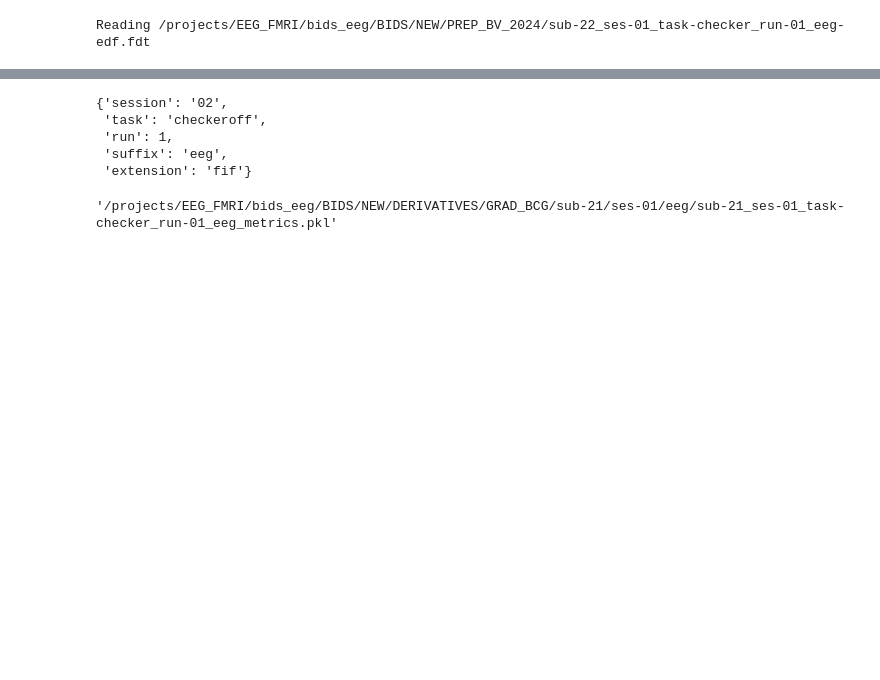
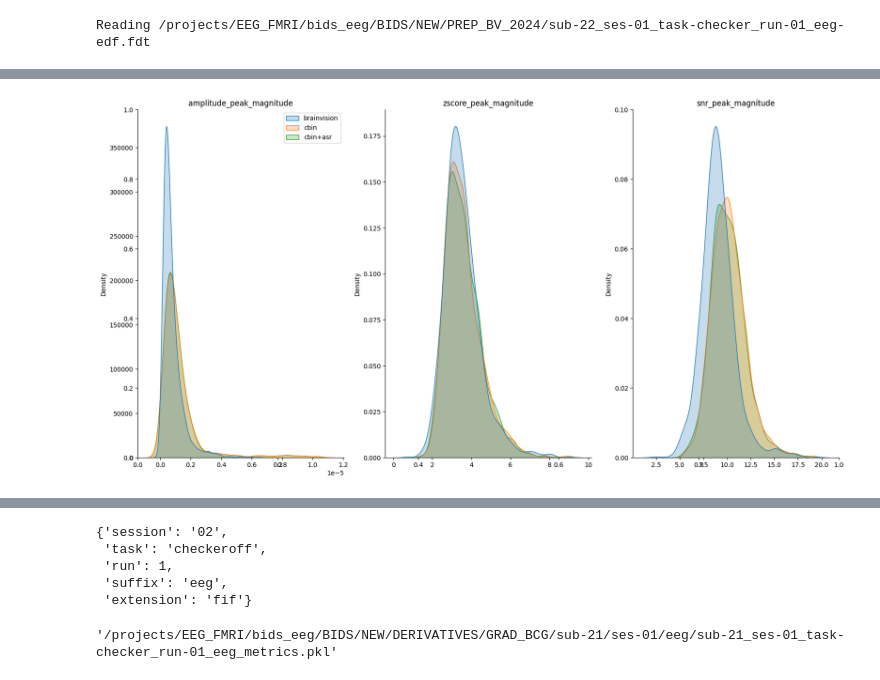
Before and after one commit to Sam54000/EEG_quality_assessment, a Jupyter notebook: src/EEG_quality_assessment/integration_lab.ipynb, the cells around one changed output, grey strips where cells are left out. Cells and saved outputs as stored; diff of their text form; code cells hidden in the pictures; blank space fills up the shorter version.

```diff
--- a/src/EEG_quality_assessment/integration_lab.ipynb
+++ b/src/EEG_quality_assessment/integration_lab.ipynb
@@ -164,0 +468,58 @@ brainvision_metrics.__dir__()
+# %%
+
+def plot_time_metrics(brainvision_metrics_dict,
+                      sam_metrics_dict,
+                      sam_asr_metrics_dict):
+    metrics = [
+        'amplitude_peak_magnitude',
+        'zscore_peak_magnitude',
+        'snr_peak_magnitude'
+    ]
+
+    fig, ax1 = plt.subplots(figsize = (20,10))
+    ax1.spines[['right','left', 'top', 'bottom']].set_visible(False)
+
+    for i, metric in enumerate(metrics):
+        ax = fig.add_subplot(1, 3, 1 + i)
+        if i == 0:
+            legend = True
+        else:
+            legend = False
+        seaborn.kdeplot(data={'brainvision':brainvision_metrics_dict[metric],
+                            'cbin':sam_metrics_dict[metric],
+                            'cbin+asr':sam_asr_metrics_dict[metric]},
+                        x=None,
+                        y=None,
+                        hue=None,
+                        weights=None,
+                        palette=None,
+                        hue_order=None,
+                        hue_norm=None,
+                        color=None,
+                        fill=True,
+                        multiple='layer',
+                        common_norm=True,
+                        common_grid=False,
+                        cumulative=False,
+                        bw_method='scott',
+                        bw_adjust=1,
+                        warn_singular=True,
+                        log_scale=None,
+                        levels=10,
+                        thresh=0.05,
+                        gridsize=200,
+                        cut=3,
+                        clip=None,
+                        legend=legend,
+                        cbar=False,
+                        cbar_ax=None,
+                        cbar_kws=None,
+                        ax=ax)
+        ax.spines[['top','right']].set_visible(False)
+        plt.title(metric)
+        #plt.xlim(xlimits[metric])
+plot_time_metrics(brainvision_metrics_dict,
+                  sam_metrics_dict,
+                  sam_asr_metrics_dict)
+# %% [output]
+[figure, added]
```
Also changed, not shown: parts of 25 cells of this notebook, 5 other files.
